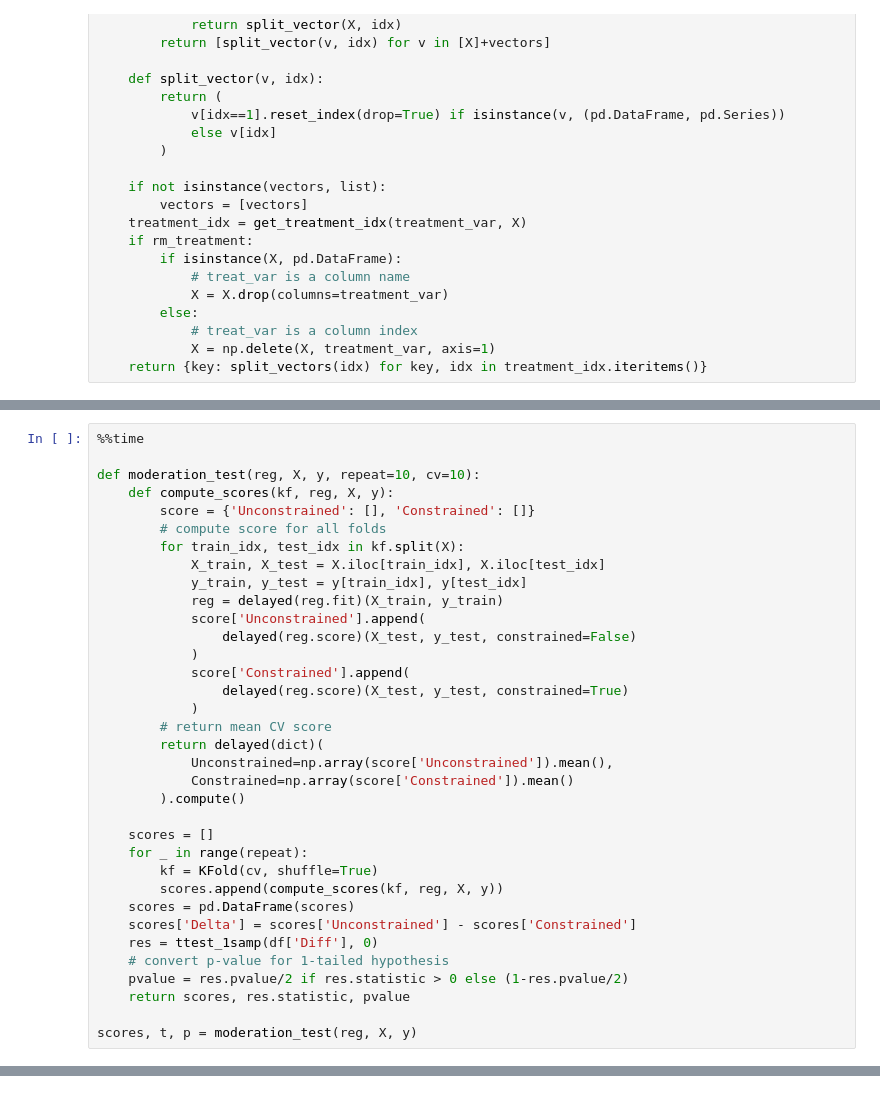
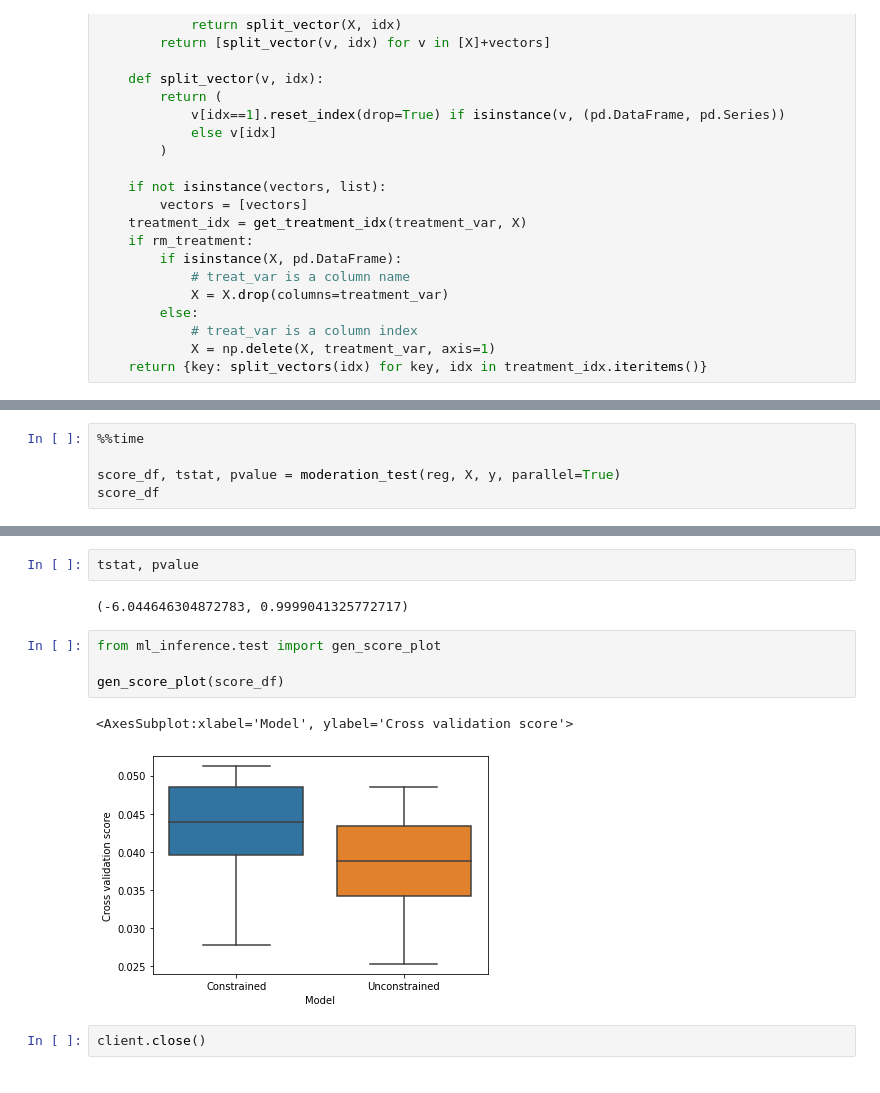
Before and after one commit to dsbowen/fast-automl, a Jupyter notebook: src/treatment_effect.ipynb, the cells around one changed output, grey strips where cells are left out. Cells and saved outputs as stored; diff of their text form.

```diff
--- a/src/treatment_effect.ipynb
+++ b/src/treatment_effect.ipynb
@@ -258,35 +265,0 @@ from copy import deepcopy
-# %%
-%%time
-
-def moderation_test(reg, X, y, repeat=10, cv=10):
-    def compute_scores(kf, reg, X, y):
-        score = {'Unconstrained': [], 'Constrained': []}
-        # compute score for all folds
-        for train_idx, test_idx in kf.split(X):
-            X_train, X_test = X.iloc[train_idx], X.iloc[test_idx]
-            y_train, y_test = y[train_idx], y[test_idx]
-            reg = delayed(reg.fit)(X_train, y_train)
-            score['Unconstrained'].append(
-                delayed(reg.score)(X_test, y_test, constrained=False)
-            )
-            score['Constrained'].append(
-                delayed(reg.score)(X_test, y_test, constrained=True)
-            )
-        # return mean CV score
-        return delayed(dict)(
-            Unconstrained=np.array(score['Unconstrained']).mean(),
-            Constrained=np.array(score['Constrained']).mean()
-        ).compute()
-
-    scores = []
-    for _ in range(repeat):
-        kf = KFold(cv, shuffle=True)
-        scores.append(compute_scores(kf, reg, X, y))
-    scores = pd.DataFrame(scores)
-    scores['Delta'] = scores['Unconstrained'] - scores['Constrained']
-    res = ttest_1samp(df['Diff'], 0)
-    # convert p-value for 1-tailed hypothesis
-    pvalue = res.pvalue/2 if res.statistic > 0 else (1-res.pvalue/2)
-    return scores, res.statistic, pvalue
-
-scores, t, p = moderation_test(reg, X, y)
@@ -336,0 +268,5 @@ t, p
+# %%
+%%time
+
+score_df, tstat, pvalue = moderation_test(reg, X, y, parallel=True)
+score_df
@@ -336,0 +287,13 @@ t, p
+# %%
+tstat, pvalue
+# %% [output]
+(-6.044646304872783, 0.9999041325772717)
+# %%
+from ml_inference.test import gen_score_plot
+
+gen_score_plot(score_df)
+# %% [output]
+<AxesSubplot:xlabel='Model', ylabel='Cross validation score'>
+[figure, added]
+# %%
+client.close()
```
Also changed, not shown: parts of 19 cells of this notebook, 10 other files.
